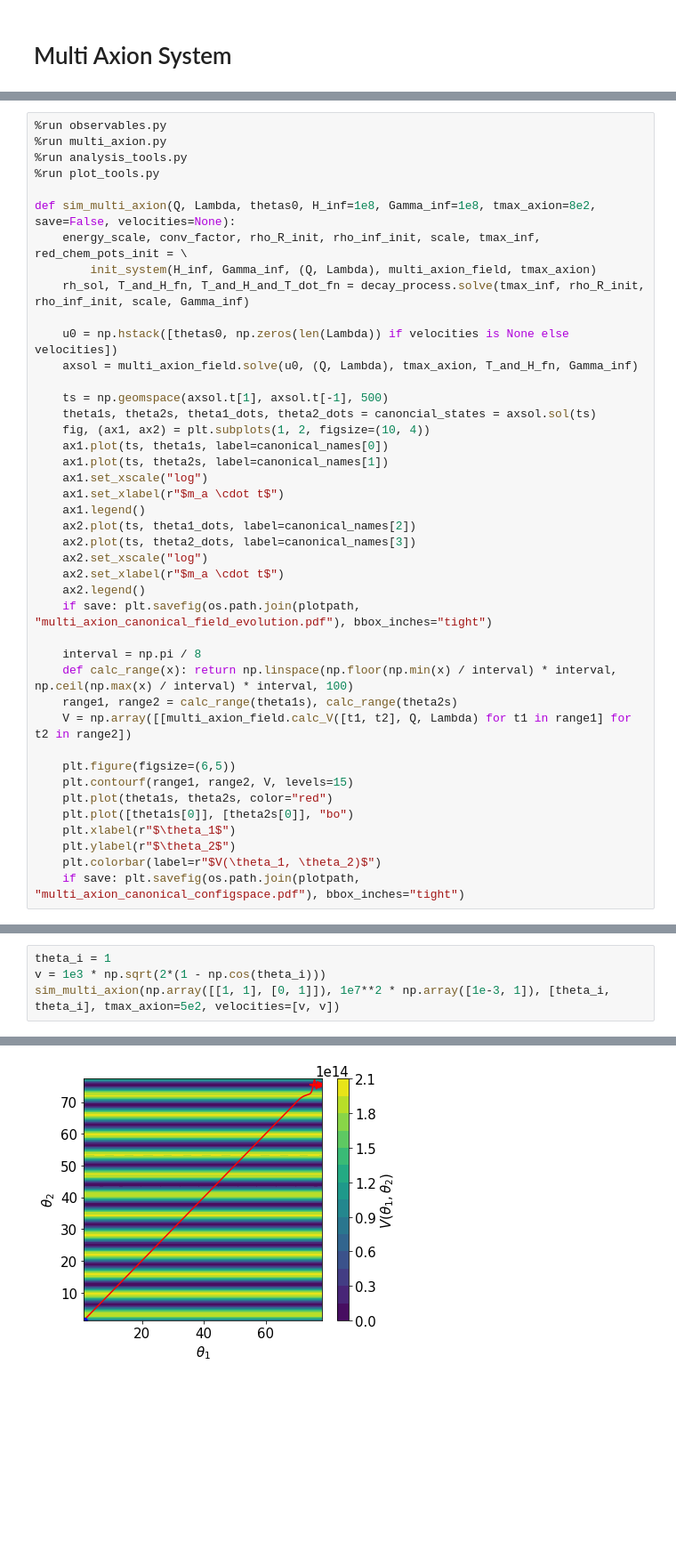
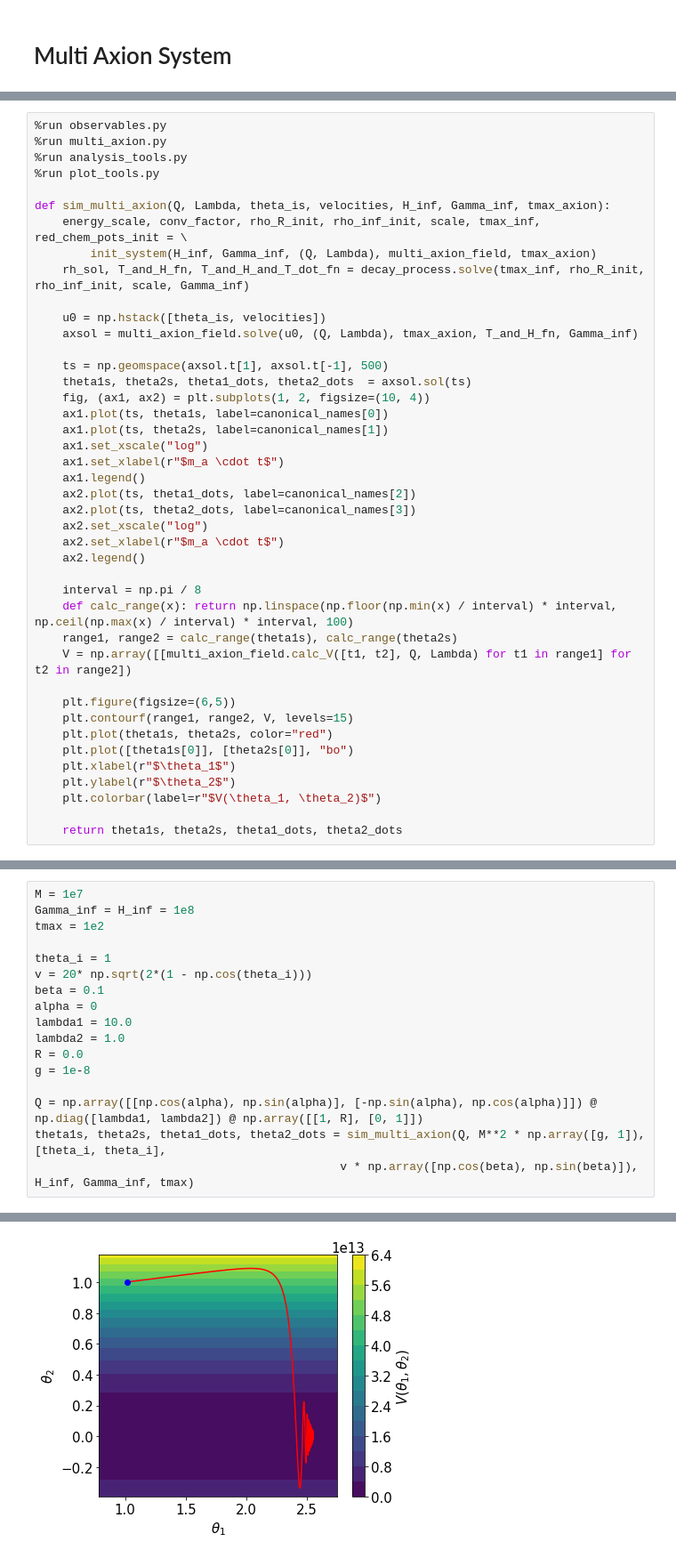
Before and after one commit to anna-jana/masters-project, a Jupyter notebook: transport_eq_in_time/multi_axion.ipynb, the cells around one changed output, grey strips where cells are left out. Shown: that part at 89% size. Drawn from its saved outputs; the diff is of its cells as text; blank space fills up the shorter version.

Commit message:
worked a bit on multi axion

```diff
--- a/transport_eq_in_time/multi_axion.ipynb
+++ b/transport_eq_in_time/multi_axion.ipynb
@@ -6,16 +8,16 @@
 %run analysis_tools.py
 %run plot_tools.py
 
-def sim_multi_axion(Q, Lambda, thetas0, H_inf=1e8, Gamma_inf=1e8, tmax_axion=8e2, save=False, velocities=None):
+def sim_multi_axion(Q, Lambda, theta_is, velocities, H_inf, Gamma_inf, tmax_axion):
     energy_scale, conv_factor, rho_R_init, rho_inf_init, scale, tmax_inf, red_chem_pots_init = \
         init_system(H_inf, Gamma_inf, (Q, Lambda), multi_axion_field, tmax_axion)
     rh_sol, T_and_H_fn, T_and_H_and_T_dot_fn = decay_process.solve(tmax_inf, rho_R_init, rho_inf_init, scale, Gamma_inf)
 
-    u0 = np.hstack([thetas0, np.zeros(len(Lambda)) if velocities is None else velocities])
+    u0 = np.hstack([theta_is, velocities])
     axsol = multi_axion_field.solve(u0, (Q, Lambda), tmax_axion, T_and_H_fn, Gamma_inf)
 
     ts = np.geomspace(axsol.t[1], axsol.t[-1], 500)
-    theta1s, theta2s, theta1_dots, theta2_dots = canoncial_states = axsol.sol(ts)
+    theta1s, theta2s, theta1_dots, theta2_dots  = axsol.sol(ts)
     fig, (ax1, ax2) = plt.subplots(1, 2, figsize=(10, 4))
     ax1.plot(ts, theta1s, label=canonical_names[0])
     ax1.plot(ts, theta2s, label=canonical_names[1])
@@ -27,7 +29,6 @@ def sim_multi_axion(Q, Lambda, thetas0, H_inf=1e8, Gamma_inf=1e8, tmax_axion=8e2
     ax2.set_xscale("log")
     ax2.set_xlabel(r"$m_a \cdot t$")
     ax2.legend()
-    if save: plt.savefig(os.path.join(plotpath, "multi_axion_canonical_field_evolution.pdf"), bbox_inches="tight")
 
     interval = np.pi / 8
     def calc_range(x): return np.linspace(np.floor(np.min(x) / interval) * interval, np.ceil(np.max(x) / interval) * interval, 100)
@@ -41,4 +42,5 @@ def sim_multi_axion(Q, Lambda, thetas0, H_inf=1e8, Gamma_inf=1e8, tmax_axion=8e2
     plt.xlabel(r"$\theta_1$")
     plt.ylabel(r"$\theta_2$")
     plt.colorbar(label=r"$V(\theta_1, \theta_2)$")
-    if save: plt.savefig(os.path.join(plotpath, "multi_axion_canonical_configspace.pdf"), bbox_inches="tight")
+
+    return theta1s, theta2s, theta1_dots, theta2_dots
@@ -55,5 +49,18 @@ sim_multi_axion(np.array([[10,0], [0, 1]]), 1e7**2 * np.array([1, 1 + 10]), [1,
 # %%
+M = 1e7
+Gamma_inf = H_inf = 1e8
+tmax = 1e2
+
 theta_i = 1
-v = 1e3 * np.sqrt(2*(1 - np.cos(theta_i)))
-sim_multi_axion(np.array([[1, 1], [0, 1]]), 1e7**2 * np.array([1e-3, 1]), [theta_i, theta_i], tmax_axion=5e2, velocities=[v, v])
+v = 20* np.sqrt(2*(1 - np.cos(theta_i)))
+beta = 0.1
+alpha = 0
+lambda1 = 10.0
+lambda2 = 1.0
+R = 0.0
+g = 1e-8
+
+Q = np.array([[np.cos(alpha), np.sin(alpha)], [-np.sin(alpha), np.cos(alpha)]]) @ np.diag([lambda1, lambda2]) @ np.array([[1, R], [0, 1]])
+theta1s, theta2s, theta1_dots, theta2_dots = sim_multi_axion(Q, M**2 * np.array([g, 1]), [theta_i, theta_i],
+                                            v * np.array([np.cos(beta), np.sin(beta)]), H_inf, Gamma_inf, tmax)
 # %% [output]
@@ -61 +68 @@ sim_multi_axion(np.array([[1, 1], [0, 1]]), 1e7**2 * np.array([1e-3, 1]), [theta
-[figure, old version]
+[figure, new version]
```
Also changed, not shown: parts of 5 cells of this notebook.
